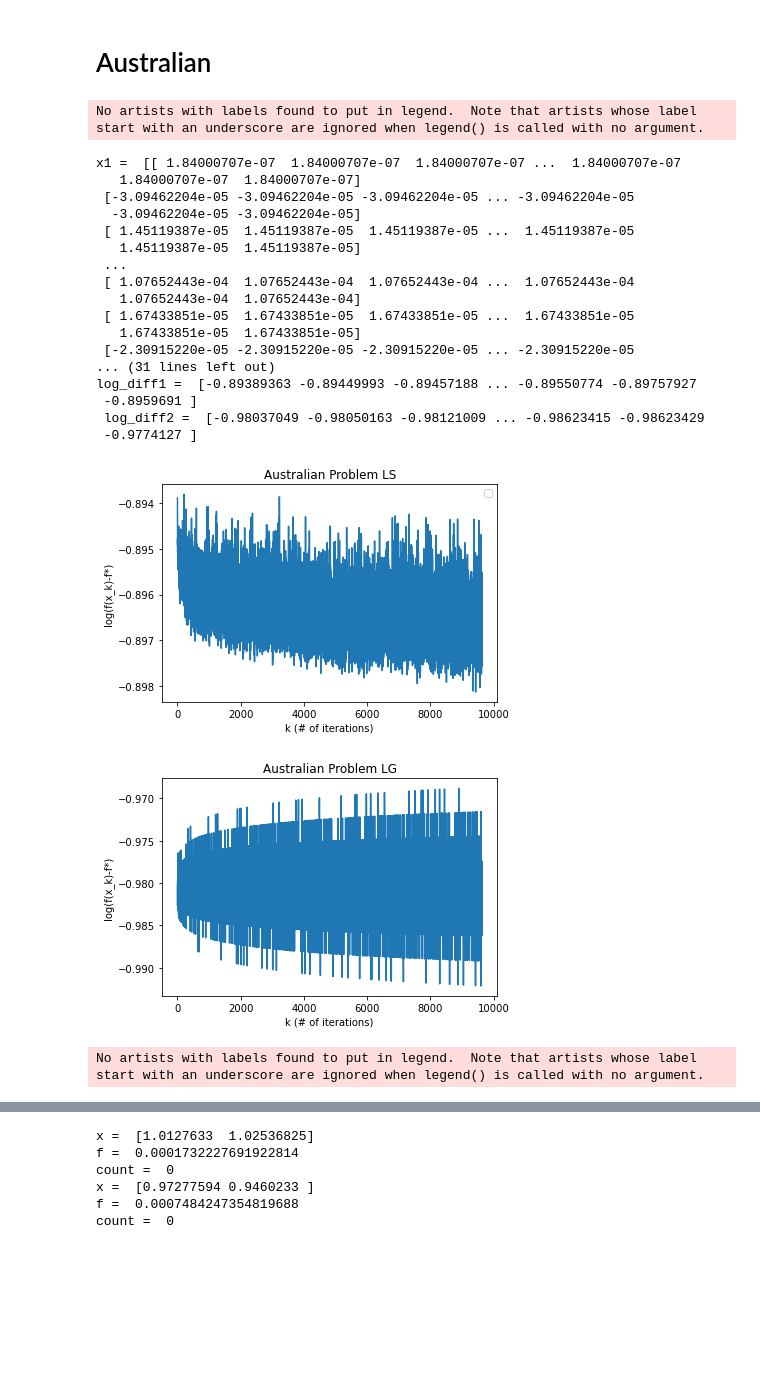
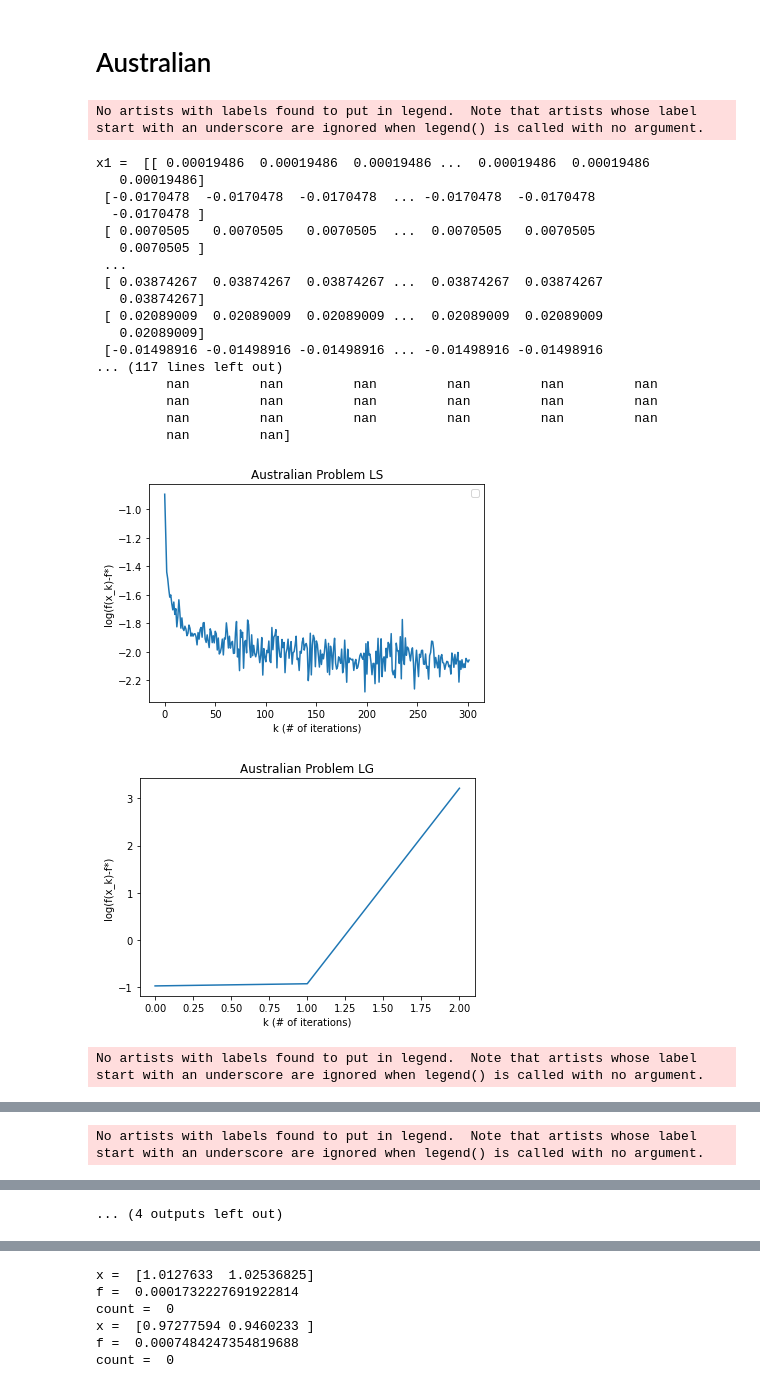
Before and after one commit to bstrong72/IOE511_HW4, a Jupyter notebook: script.ipynb, the cells around one changed output, grey strips where cells are left out. Drawn from its saved outputs; the diff is of its cells as text; code cells hidden in the pictures; blank space fills up the shorter version.

```diff
--- a/script.ipynb
+++ b/script.ipynb
@@ -68,57 +68,70 @@ def Australian(method):
     X = X_train_mushroom
     y = y_train_mushroom
     w0 = np.transpose(np.zeros(len(X[0]), dtype = float))
 #     w0 = np.transpose(np.zeros(len(X), dtype = float))
 #     options = Options(1e-6, 20*len(X), 3)
-    options = Options(1e-6, 20*len(X), 8)
+    options = Options(1e-6, 20*len(X), 256)
 
 #     f_star = functions.rosen_func(x_star)
     Aus_LLS = Problem('Australian',w0,X,y,len(w0),functions.least_square_func,functions.least_square_grad,functions.least_square_pred)
     Aus_LogReg = Problem('Australian',w0,X,y,len(w0),functions.logistic_func,functions.logistic_grad,functions.logistic_pred)
     x1, f1, xk1, fk1, k1, count1 = optSolver.optSolver_Fitkin_Graham(Aus_LLS, method, options)
     x2, f2, xk2, fk2, k2, count2 = optSolver.optSolver_Fitkin_Graham(Aus_LogReg, method, options)
-    print("x1 = ", x1, "\nf1 = ", f1, "\niterations = ","\nk1 = ", k1,"\nlen(fk1) = ", len(fk1),"\nk1/3+1 = ", k1/3+1)
-    print("x2 = ", x2, "\nf2 = ", f2, "\niterations = ","\nk2 = ", k2,"\nlen(fk2) = ", len(fk2),"\nk2/3+1 = ", k2/3+1)
+    print("x1 = ", x1, "\nf1 = ", f1, "\niterations = ","\nk1 = ", k1,"\nlen(fk1) = ", len(fk1),"\nk1/options.batch_size+1 = ", k1/options.batch_size+1)
+    print("x2 = ", x2, "\nf2 = ", f2, "\niterations = ","\nk2 = ", k2,"\nlen(fk2) = ", len(fk2),"\nk2/options.batch_size+1 = ", k2/options.batch_size+1)
     print("type(fk2) = ", type(np.array(fk2)),"type(f_star_LR_australian) = ", type(f_star_LR_australian))
     log_diff1 = np.log(np.array(fk1)) - f_star_LS_australian ; log_diff2 = np.log(np.array(fk2) - f_star_LR_australian)
-    print("log_diff1 = ", log_diff1, "\n log_diff2 = ", log_diff2)
+    print("log_diff1 = ", log_diff1, "\nlog_diff2 = ", log_diff2)
     plt.xlabel('k (# of iterations)')
     plt.ylabel('log(f(x_k)-f*)')
     plt.title("Australian Problem LS")
     plt.legend()
-    plt.plot(list(np.arange(0, k1/8+1)), log_diff1, label = "LSS")
+    plt.plot(list(np.arange(0, k1/options.batch_size+1)), log_diff1, label = "LSS")
     plt.show()
     plt.xlabel('k (# of iterations)')
     plt.ylabel('log(f(x_k)-f*)')
     plt.title("Australian Problem LG")
-    plt.plot(list(np.arange(0, k2/8+1)), log_diff2, label = "LR")
+    plt.plot(list(np.arange(0, k2/options.batch_size+1)), log_diff2, label = "LR")
+    plt.show()
+    plt.xlabel('k (# of iterations)')
+    plt.ylabel('f(x_k)')
+    plt.title("Australian Problem LS")
+    plt.legend()
+    plt.plot(list(np.arange(0, k1/options.batch_size+1)), fk1, label = "LSS")
+    plt.show()
+    plt.xlabel('k (# of iterations)')
+    plt.ylabel('f(x_k)')
+    plt.title("Australian Problem LS")
+    plt.legend()
+    plt.plot(list(np.arange(0, k2/options.batch_size+1)), fk2, label = "LR")
     plt.show()
 
+
 # Australian(Method('GDStep','Constant',1e-4))
-Australian(Method('StochasticGradient','Diminishing',1e-4))
-Australian(Method('StochasticGradient','Constant',1e-4))
+Australian(Method('StochasticGradient','Diminishing',1e-1))
+Australian(Method('StochasticGradient','Constant',1e-6))
 # Australian(Method('StochasticGradient','Modified',1e-4))
 # Australian(Method('BFGS','Backtracking',1e-4))
 # Australian(Method('L-BFGS_2','Two-loop',1e-4))
 # %% [output]
 No artists with labels found to put in legend.  Note that artists whose label start with an underscore are ignored when legend() is called with no argument.
-x1 =  [[ 1.84000707e-07  1.84000707e-07  1.84000707e-07 ...  1.84000707e-07
-   1.84000707e-07  1.84000707e-07]
- [-3.09462204e-05 -3.09462204e-05 -3.09462204e-05 ... -3.09462204e-05
-  -3.09462204e-05 -3.09462204e-05]
- [ 1.45119387e-05  1.45119387e-05  1.45119387e-05 ...  1.45119387e-05
-   1.45119387e-05  1.45119387e-05]
+x1 =  [[ 0.00019486  0.00019486  0.00019486 ...  0.00019486  0.00019486
+   0.00019486]
+ [-0.0170478  -0.0170478  -0.0170478  ... -0.0170478  -0.0170478
+  -0.0170478 ]
+ [ 0.0070505   0.0070505   0.0070505  ...  0.0070505   0.0070505
+   0.0070505 ]
  ...
- [ 1.07652443e-04  1.07652443e-04  1.07652443e-04 ...  1.07652443e-04
-   1.07652443e-04  1.07652443e-04]
- [ 1.67433851e-05  1.67433851e-05  1.67433851e-05 ...  1.67433851e-05
-   1.67433851e-05  1.67433851e-05]
- [-2.30915220e-05 -2.30915220e-05 -2.30915220e-05 ... -2.30915220e-05
-... (31 lines left out)
-log_diff1 =  [-0.89389363 -0.89449993 -0.89457188 ... -0.89550774 -0.89757927
- -0.8959691 ]
- log_diff2 =  [-0.98037049 -0.98050163 -0.98121009 ... -0.98623415 -0.98623429
- -0.9774127 ]
+ [ 0.03874267  0.03874267  0.03874267 ...  0.03874267  0.03874267
+   0.03874267]
+ [ 0.02089009  0.02089009  0.02089009 ...  0.02089009  0.02089009
+   0.02089009]
+ [-0.01498916 -0.01498916 -0.01498916 ... -0.01498916 -0.01498916
+... (117 lines left out)
+         nan         nan         nan         nan         nan         nan
+         nan         nan         nan         nan         nan         nan
+         nan         nan         nan         nan         nan         nan
+         nan         nan]
-[figure, old version]
+[figure, new version]
-[figure, old version]
+[figure, new version]
 No artists with labels found to put in legend.  Note that artists whose label start with an underscore are ignored when legend() is called with no argument.
@@ -143,0 +141 @@ log_diff1 =  [-0.89389363 -0.89426865 -0.89450612 ... -2.28774425 -2.90079405
+No artists with labels found to put in legend.  Note that artists whose label start with an underscore are ignored when legend() is called with no argument.
@@ -144 +161,2 @@ log_diff1 =  [-0.89389363 -0.89426865 -0.89450612 ... -2.28774425 -2.90079405
+... (4 outputs left out)
 # %%
```
Also changed, not shown: parts of 2 cells of this notebook, 1 other file.
